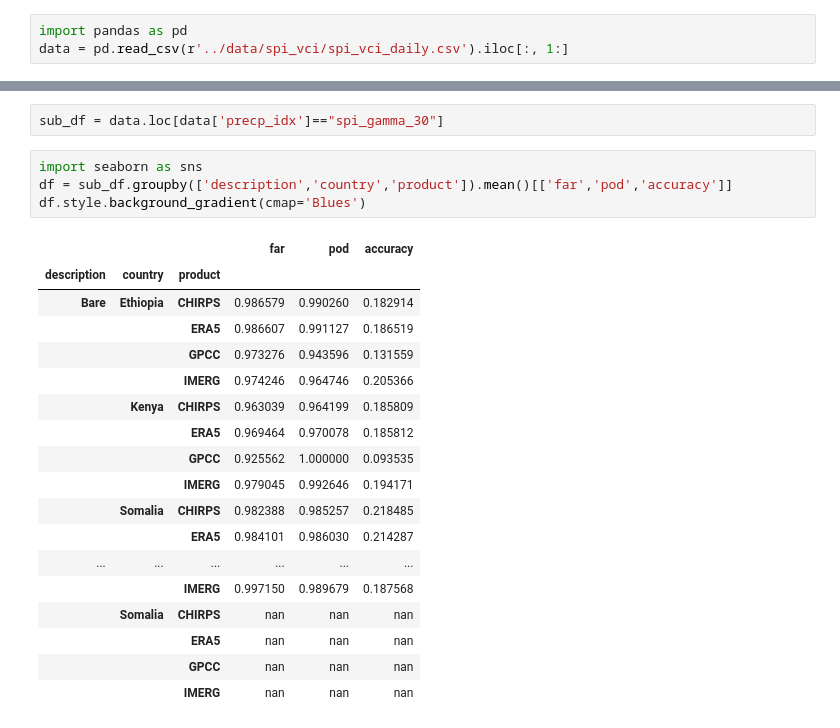
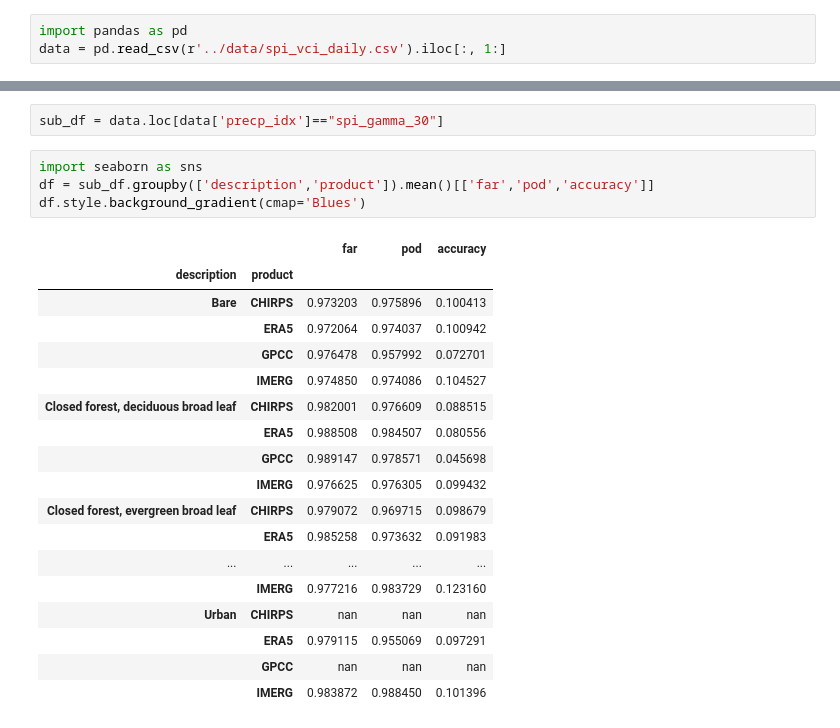
Before and after one commit to Riccardo7-DS/Indices_analysis, a Jupyter notebook: notebooks/visualize_vci_spi.ipynb, the cells around one changed output, grey strips where cells are left out. Saved outputs shown, nothing was run; the diff lists cells and outputs as text.

```diff
--- a/notebooks/visualize_vci_spi.ipynb
+++ b/notebooks/visualize_vci_spi.ipynb
@@ -1,4 +1,4 @@
 # %%
 import pandas as pd
-data = pd.read_csv(r'../data/spi_vci/spi_vci_daily.csv').iloc[:, 1:]
+data = pd.read_csv(r'../data/spi_vci_daily.csv').iloc[:, 1:]
 # %%
@@ -30,24 +22,24 @@ for idx, df in data.drop(columns={'precp_idx','land_cat','time'}).groupby(['coun
 sub_df = data.loc[data['precp_idx']=="spi_gamma_30"]
 # %%
 import seaborn as sns
-df = sub_df.groupby(['description','country','product']).mean()[['far','pod','accuracy']]
+df = sub_df.groupby(['description','product']).mean()[['far','pod','accuracy']]
 df.style.background_gradient(cmap='Blues')
 # %% [output]
-|  |  |  | far | pod | accuracy |
-| description | country | product |  |  |  |
-| Bare | Ethiopia | CHIRPS | 0.986579 | 0.990260 | 0.182914 |
-|  |  | ERA5 | 0.986607 | 0.991127 | 0.186519 |
-|  |  | GPCC | 0.973276 | 0.943596 | 0.131559 |
-|  |  | IMERG | 0.974246 | 0.964746 | 0.205366 |
-|  | Kenya | CHIRPS | 0.963039 | 0.964199 | 0.185809 |
-|  |  | ERA5 | 0.969464 | 0.970078 | 0.185812 |
-|  |  | GPCC | 0.925562 | 1.000000 | 0.093535 |
-|  |  | IMERG | 0.979045 | 0.992646 | 0.194171 |
-|  | Somalia | CHIRPS | 0.982388 | 0.985257 | 0.218485 |
-|  |  | ERA5 | 0.984101 | 0.986030 | 0.214287 |
-| ... | ... | ... | ... | ... | ... |
-|  |  | IMERG | 0.997150 | 0.989679 | 0.187568 |
-|  | Somalia | CHIRPS | nan | nan | nan |
-|  |  | ERA5 | nan | nan | nan |
-|  |  | GPCC | nan | nan | nan |
-|  |  | IMERG | nan | nan | nan |
+|  |  | far | pod | accuracy |
+| description | product |  |  |  |
+| Bare | CHIRPS | 0.973203 | 0.975896 | 0.100413 |
+|  | ERA5 | 0.972064 | 0.974037 | 0.100942 |
+|  | GPCC | 0.976478 | 0.957992 | 0.072701 |
+|  | IMERG | 0.974850 | 0.974086 | 0.104527 |
+| Closed forest, deciduous broad leaf | CHIRPS | 0.982001 | 0.976609 | 0.088515 |
+|  | ERA5 | 0.988508 | 0.984507 | 0.080556 |
+|  | GPCC | 0.989147 | 0.978571 | 0.045698 |
+|  | IMERG | 0.976625 | 0.976305 | 0.099432 |
+| Closed forest, evergreen broad leaf | CHIRPS | 0.979072 | 0.969715 | 0.098679 |
+|  | ERA5 | 0.985258 | 0.973632 | 0.091983 |
+| ... | ... | ... | ... | ... |
+|  | IMERG | 0.977216 | 0.983729 | 0.123160 |
+| Urban | CHIRPS | nan | nan | nan |
+|  | ERA5 | 0.979115 | 0.955069 | 0.097291 |
+|  | GPCC | nan | nan | nan |
+|  | IMERG | 0.983872 | 0.988450 | 0.101396 |
```
Also changed, not shown: parts of 3 cells of this notebook, 10 other files.
